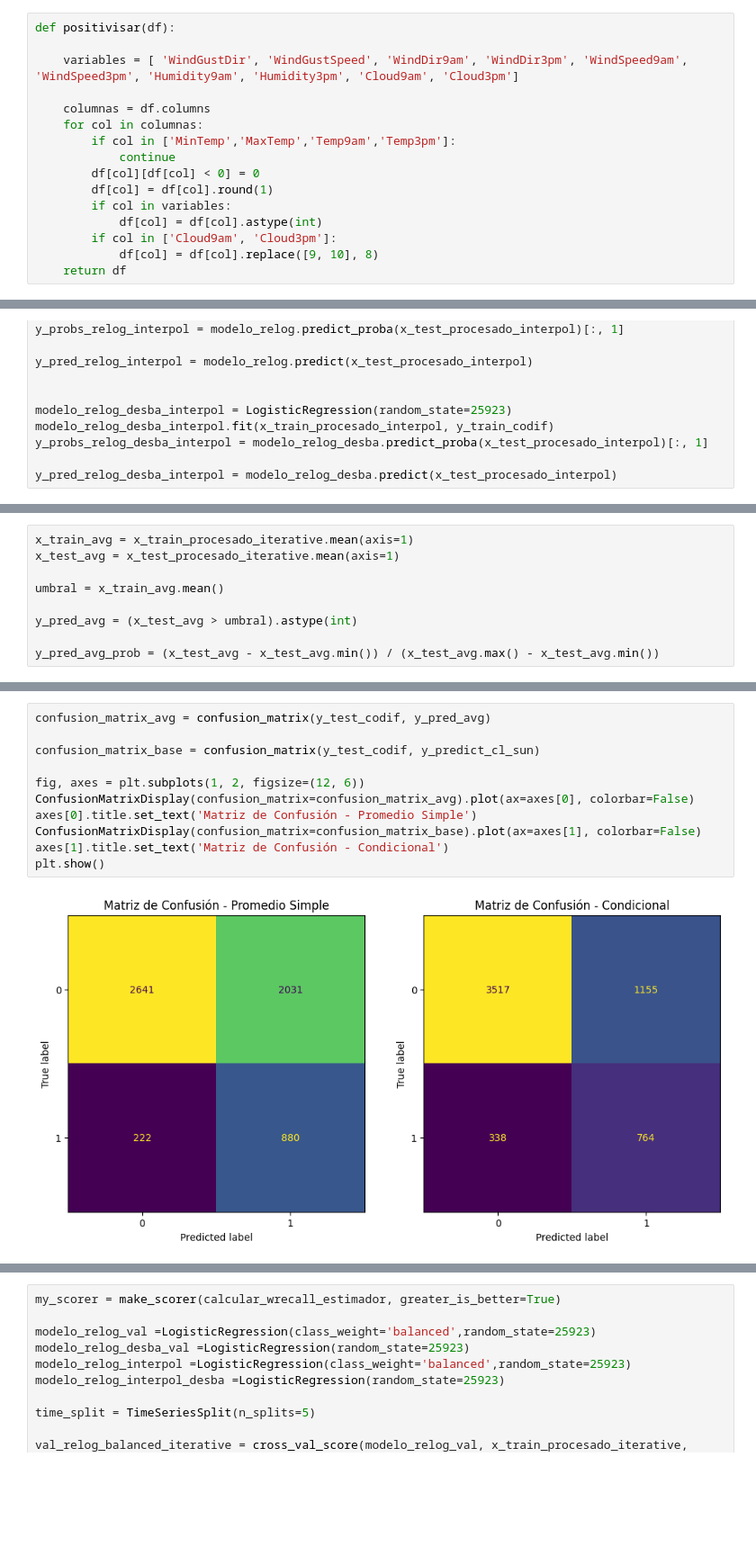
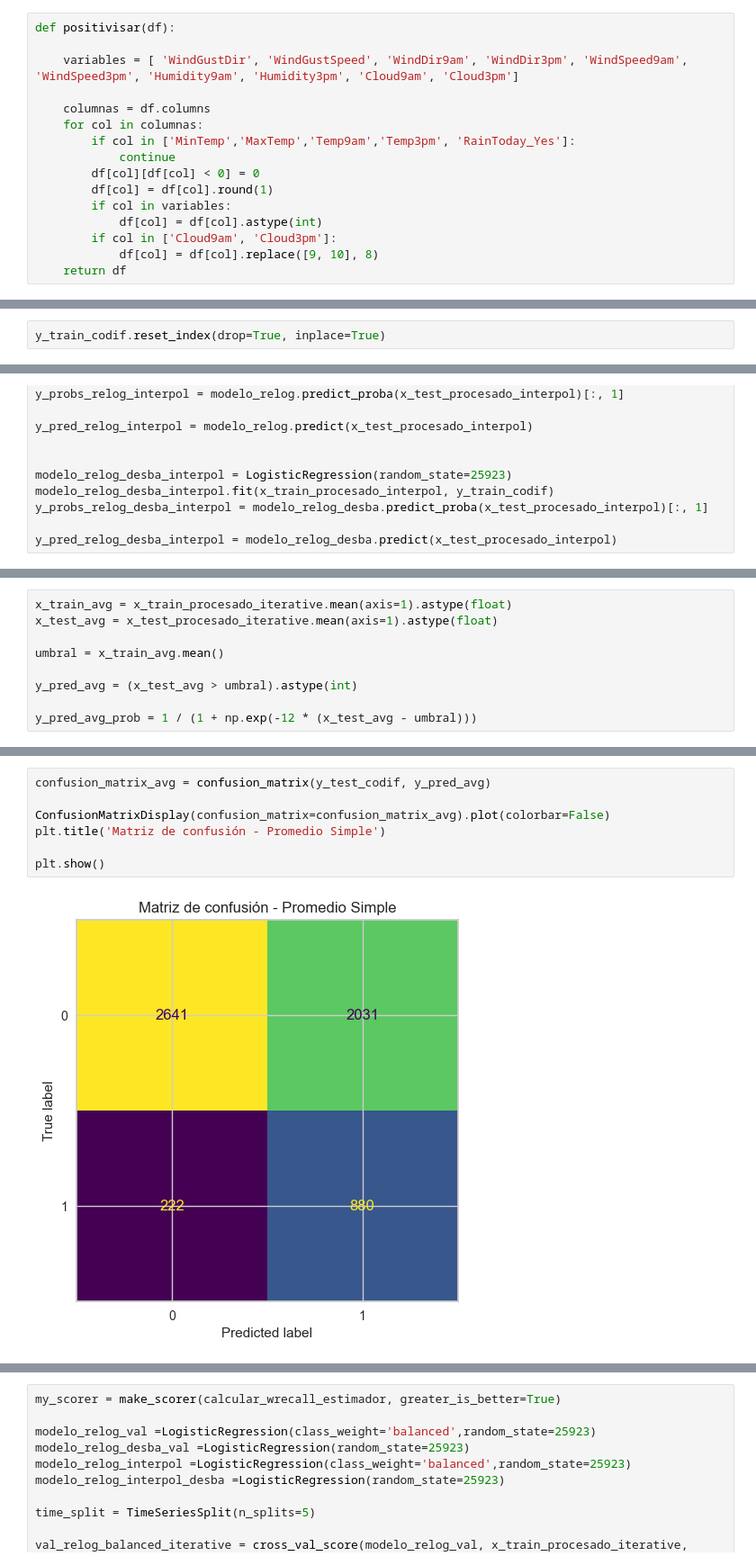
Before and after one commit to nacho-gonz/AA1-TUIA-Gonzalez-Noir, a Jupyter notebook: TP-ClasificacionAA1.ipynb, the cells around one changed output, grey strips where cells are left out. Shown at 90% size. Saved outputs shown, nothing was run; the diff lists cells and outputs as text; blank space fills up the shorter version.

```diff
--- a/TP-ClasificacionAA1.ipynb
+++ b/TP-ClasificacionAA1.ipynb
@@ -426,7 +447,7 @@ def positivisar(df):
 
     columnas = df.columns
     for col in columnas:
-        if col in ['MinTemp','MaxTemp','Temp9am','Temp3pm']:
+        if col in ['MinTemp','MaxTemp','Temp9am','Temp3pm', 'RainToday_Yes']:
             continue
         df[col][df[col] < 0] = 0
         df[col] = df[col].round(1)
@@ -538,6 +559,8 @@ x_test_procesado_iterative = codificar_variables(x_test_merge_iterative)
 
 x_train_procesado_interpol = codificar_variables(x_train_merge_interpol)
 x_test_procesado_interpol = codificar_variables(x_test_merge_interpol)
+# %%
+y_train_codif.reset_index(drop=True, inplace=True)
 # %%
 df_train_completo = x_train_procesado_iterative.copy()
 df_train_completo['RainTomorrow'] = y_train_codif
@@ -894,9 +913,9 @@ plt.show()
 # %%
-x_train_avg = x_train_procesado_iterative.mean(axis=1)
-x_test_avg = x_test_procesado_iterative.mean(axis=1)
+x_train_avg = x_train_procesado_iterative.mean(axis=1).astype(float)
+x_test_avg = x_test_procesado_iterative.mean(axis=1).astype(float)
 
 umbral = x_train_avg.mean()
 
 y_pred_avg = (x_test_avg > umbral).astype(int)
 
-y_pred_avg_prob = (x_test_avg - x_test_avg.min()) / (x_test_avg.max() - x_test_avg.min())
+y_pred_avg_prob = 1 / (1 + np.exp(-12 * (x_test_avg - umbral)))
@@ -986,13 +954,9 @@ display(metricas_comparadas)
 # %%
 confusion_matrix_avg = confusion_matrix(y_test_codif, y_pred_avg)
 
-confusion_matrix_base = confusion_matrix(y_test_codif, y_predict_cl_sun)
+ConfusionMatrixDisplay(confusion_matrix=confusion_matrix_avg).plot(colorbar=False)
+plt.title('Matriz de confusión - Promedio Simple')
 
-fig, axes = plt.subplots(1, 2, figsize=(12, 6))
-ConfusionMatrixDisplay(confusion_matrix=confusion_matrix_avg).plot(ax=axes[0], colorbar=False)
-axes[0].title.set_text('Matriz de Confusión - Promedio Simple')
-ConfusionMatrixDisplay(confusion_matrix=confusion_matrix_base).plot(ax=axes[1], colorbar=False)
-axes[1].title.set_text('Matriz de Confusión - Condicional')
 plt.show()
 # %% [output]
-[figure, old version]
+[figure, new version]
```
Also changed, not shown: parts of 57 cells of this notebook.
